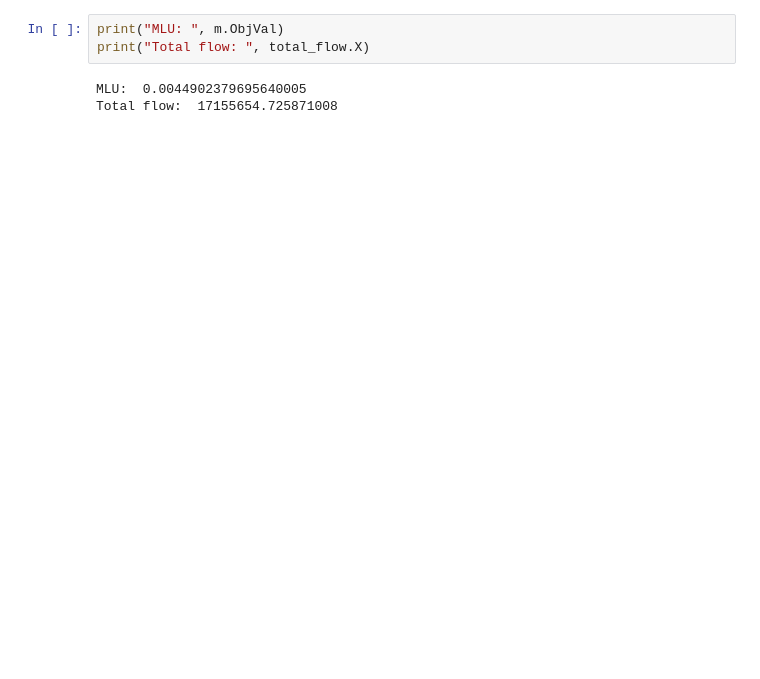
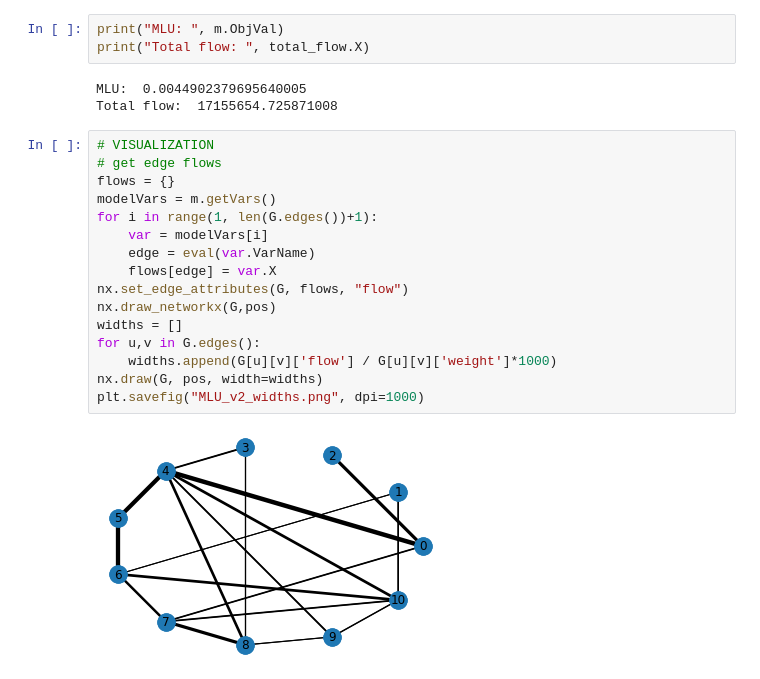
Before and after one commit to benbananas/NetworksFinal, a Jupyter notebook: proj.ipynb, the cells around one changed output. Drawn from its saved outputs; the diff is of its cells as text; blank space fills up the shorter version.

```diff
--- a/proj.ipynb
+++ b/proj.ipynb
@@ -386,3 +387,21 @@ print("Total flow: ", total_flow.X)
 # %% [output]
 MLU:  0.0044902379695640005
 Total flow:  17155654.725871008
+# %%
+# VISUALIZATION
+# get edge flows
+flows = {}
+modelVars = m.getVars()
+for i in range(1, len(G.edges())+1):
+    var = modelVars[i]
+    edge = eval(var.VarName)
+    flows[edge] = var.X
+nx.set_edge_attributes(G, flows, "flow")
+nx.draw_networkx(G,pos)
+widths = []
+for u,v in G.edges():
+    widths.append(G[u][v]['flow'] / G[u][v]['weight']*1000)
+nx.draw(G, pos, width=widths)
+plt.savefig("MLU_v2_widths.png", dpi=1000)
+# %% [output]
+[figure, added]
```
Also changed, not shown: parts of 9 cells of this notebook, 7 other files.
